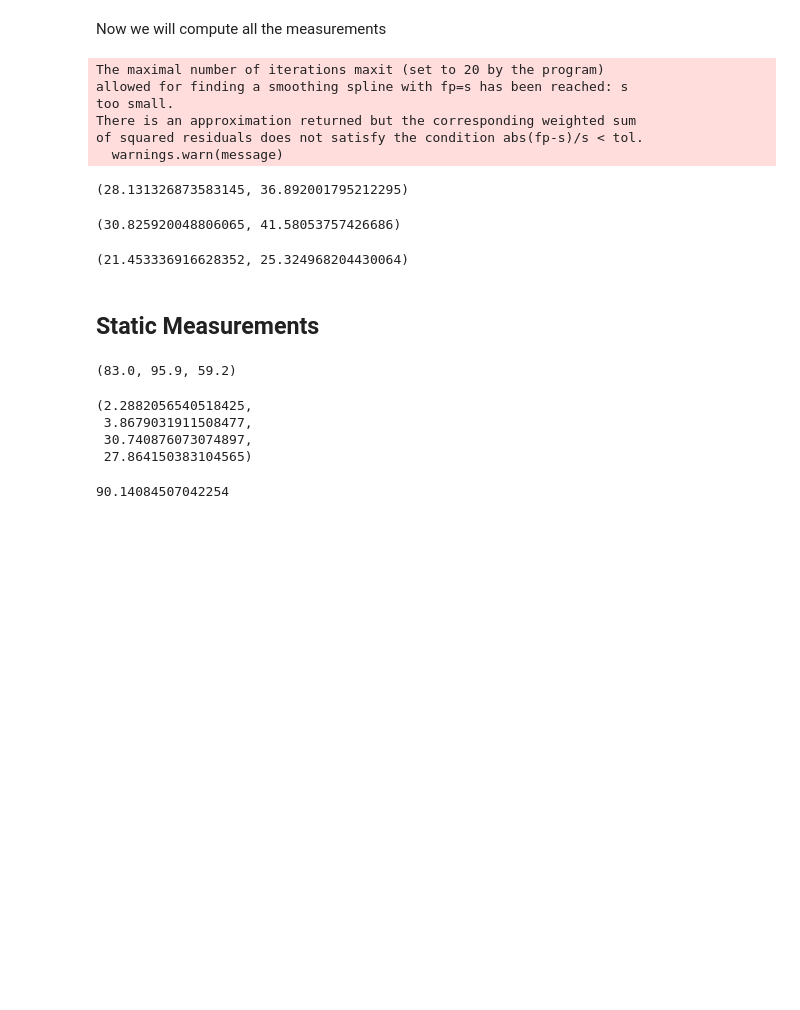
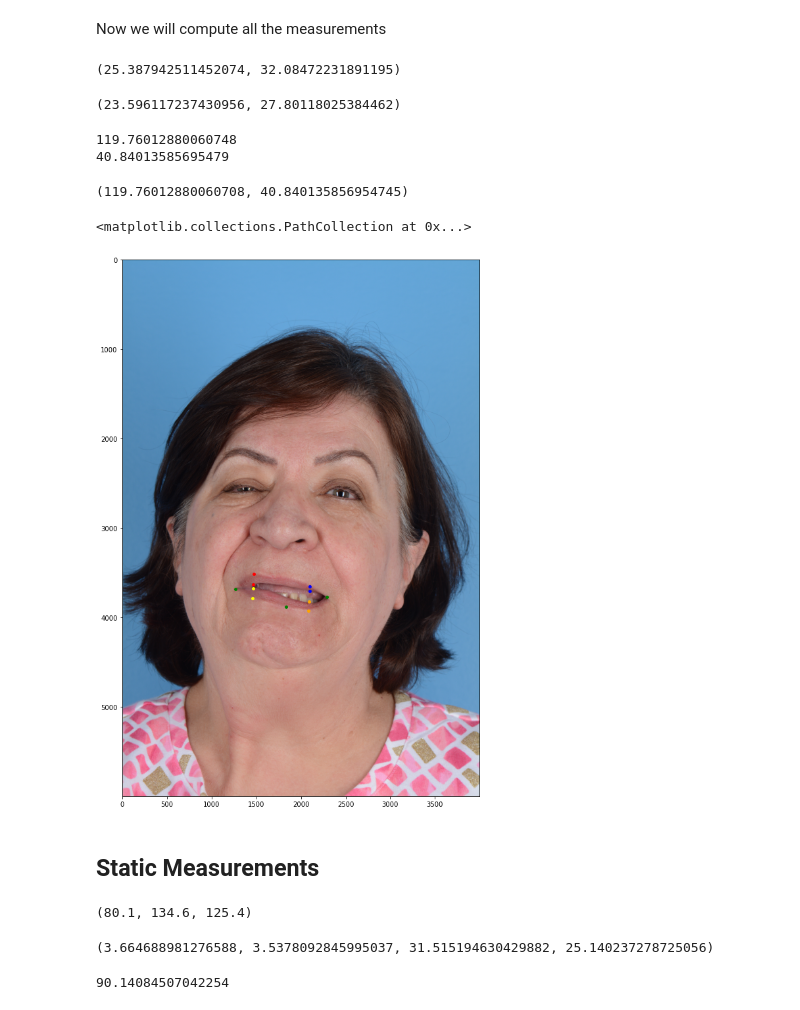
Before and after one commit to dguari1/Auto-eFace, a Jupyter notebook: Test Auto-eFACE.ipynb, the cells around one changed output. Saved outputs shown, nothing was run; the diff lists cells and outputs as text; code cells hidden in the pictures; blank space fills up the shorter version.

```diff
--- a/Test Auto-eFACE.ipynb
+++ b/Test Auto-eFACE.ipynb
@@ -81,6 +82,20 @@ Healthy_Side = Healthy_Side_select.value
 Healthy_Side
 # %% [output]
 'Left'
+# %%
+Healthy_Side='Left'
+titles =['1-Rest', '2-Eyebrow Elevation', '3-Gentle Eye Closure', '4-Tight Eye Closure', '5-Small Smile', '6-Large Smile',
+        '7-Puckering Lips', '8-Show Lower Theet']
+
+path_ = r"D:\Projects_MEE\data_AutoeFace\patient 1"
+Files = ["rest 1.txt",
+         "eyebrow raise 1.txt",
+         "gentle eye closure 1.txt",
+         "tight eye closure 1.txt",
+         "Biggest smile 1.txt",
+         "Biggest smile 1.txt",
+         "pucker 1.txt",
+         "Lower lip 1.txt"]
 # %%
 shape=[]
 lefteye = []
@@ -105,25 +120,38 @@ LeftSmallSmile, RightSmallSmile, _, _, IPSmallSmile = get_measurements_from_data
 LeftLargeSmile, RightLargeSmile, _, _, IPLargeSmile = get_measurements_from_data(shape[5], lefteye[5],righteye[5], CalibrationType, CalibrationValue)
 LeftPuckeringLips, RightPuckeringLips, _, _, IPPuckeringLips = get_measurements_from_data(shape[6], lefteye[6],righteye[6], CalibrationType, CalibrationValue)
 LeftDentalShow, RightDentalShow, _, _, IPDentalShow = get_measurements_from_data(shape[7], lefteye[7],righteye[7], CalibrationType, CalibrationValue)
-# %% [output]
-The maximal number of iterations maxit (set to 20 by the program)
-allowed for finding a smoothing spline with fp=s has been reached: s
-too small.
-There is an approximation returned but the corresponding weighted sum
-of squared residuals does not satisfy the condition abs(fp-s)/s < tol.
-  warnings.warn(message)
 # %%
 LeftRest.CommissureExcursion, LeftLargeSmile.CommissureExcursion
 # %% [output]
-(28.131326873583145, 36.892001795212295)
+(25.387942511452074, 32.08472231891195)
-# %%
-RightRest.CommissureExcursion, RightLargeSmile.CommissureExcursion
-# %% [output]
-(30.825920048806065, 41.58053757426686)
 # %%
 LeftDentalShow.MouthOpen, RightDentalShow.MouthOpen
 # %% [output]
-(21.453336916628352, 25.324968204430064)
+(23.596117237430956, 27.80118025384462)
+# %%
+LeftDentalShow, RightDentalShow, _, _, IPDentalShow = get_measurements_from_data(shape[7], lefteye[7],righteye[7], CalibrationType, CalibrationValue)
+np.sqrt((IPDentalShow.mid_upper_insidelip_left[0]-IPDentalShow.mid_lower_insidelip_left[0])**2 + (IPDentalShow.mid_upper_insidelip_left[1]-IPDentalShow.mid_lower_insidelip_left[1])**2), np.sqrt((IPDentalShow.mid_upper_insidelip_right[0]-IPDentalShow.mid_lower_insidelip_right[0])**2 + (IPDentalShow.mid_upper_insidelip_right[1]-IPDentalShow.mid_lower_insidelip_right[1])**2)
+# %% [output]
+119.76012880060748
+40.84013585695479
+(119.76012880060708, 40.840135856954745)
+# %%
+plt.figure(figsize=(10,15))
+plt.imshow(Image.open(r"D:\Projects_MEE\data_AutoeFace\patient 1\Lower lip 1.jpg"))
+plt.scatter(IPDentalShow.mid_upper_insidelip_left[0],IPDentalShow.mid_upper_insidelip_left[1],s=15, color='blue')
+plt.scatter(IPDentalShow.mid_lower_insidelip_left[0],IPDentalShow.mid_lower_insidelip_left[1],s=15, color='orange')
+plt.scatter(IPDentalShow.mid_upper_lip_left[0],IPDentalShow.mid_upper_lip_left[1],s=15, color='blue')
+plt.scatter(IPDentalShow.mid_lower_lip_left[0],IPDentalShow.mid_lower_lip_left[1],s=15, color='orange')
+plt.scatter(IPDentalShow.mid_upper_insidelip_right[0],IPDentalShow.mid_upper_insidelip_right[1],s=15, color='red')
+plt.scatter(IPDentalShow.mid_lower_insidelip_right[0],IPDentalShow.mid_lower_insidelip_right[1],s=15, color='yellow')
+plt.scatter(IPDentalShow.mid_upper_lip_right[0],IPDentalShow.mid_upper_lip_right[1],s=15, color='red')
+plt.scatter(IPDentalShow.mid_lower_lip_right[0],IPDentalShow.mid_lower_lip_right[1],s=15, color='yellow')
+plt.scatter(IPDentalShow.cross_lower_lip[0],IPDentalShow.cross_lower_lip[1],s=15, color='green')
+plt.scatter(IPDentalShow.left_corner_mouth[0],IPDentalShow.left_corner_mouth[1],s=15, color='green')
+plt.scatter(IPDentalShow.right_corner_mouth[0],IPDentalShow.right_corner_mouth[1],s=15, color='green')
+# %% [output]
+<matplotlib.collections.PathCollection at 0x...>
+[figure, added]
 # %% [markdown]
 ## Static Measurements
 # %%
@@ -168,14 +196,11 @@ OralCommissure_at_rest = np.round(OralCommissure_at_rest*100,1)
 # %%
 Brow_at_rest, PalpebralFissure_at_rest,OralCommissure_at_rest
 # %% [output]
-(83.0, 95.9, 59.2)
+(80.1, 134.6, 125.4)
 # %%
 e_right, e_left, d_right, d_left
 # %% [output]
-(2.2882056540518425,
- 3.8679031911508477,
- 30.740876073074897,
- 27.864150383104565)
+(3.664688981276588, 3.5378092845995037, 31.515194630429882, 25.140237278725056)
 # %%
 (1-((7.1-6.4)/7.1))*100
 # %% [output]
```
Also changed, not shown: parts of 10 cells of this notebook, 1 other file.
